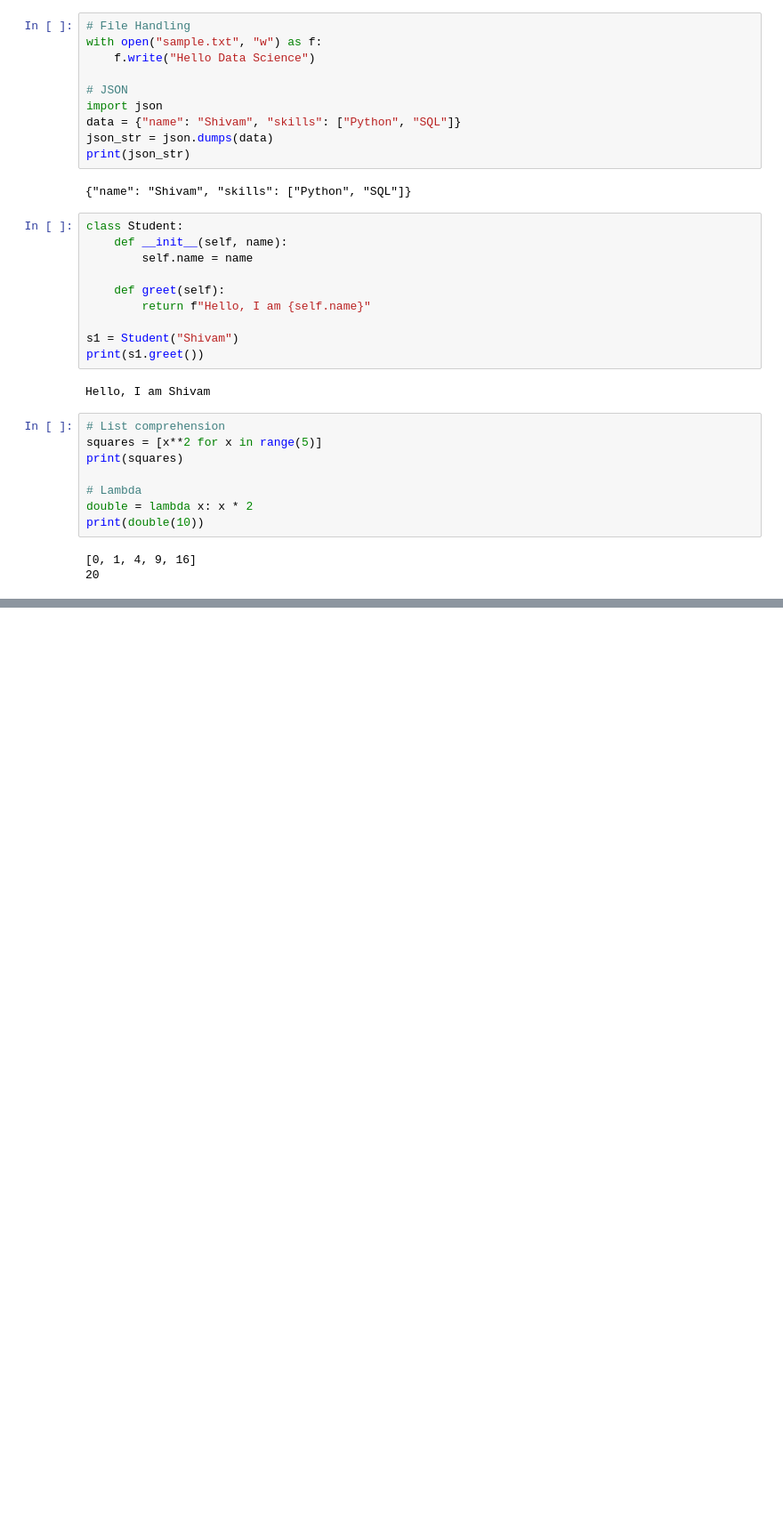
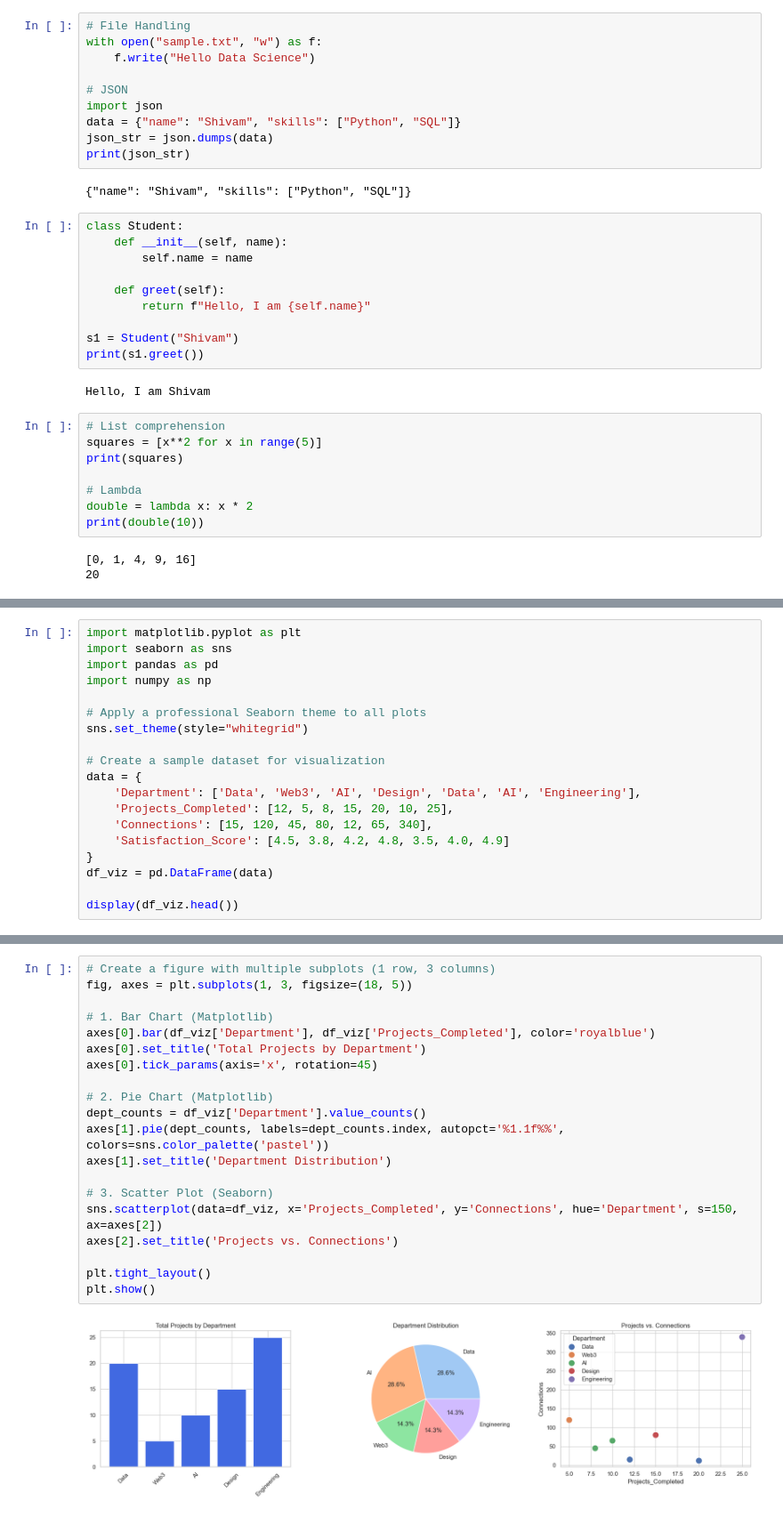
Before and after one commit to K-ShivamZad/DAS, a Jupyter notebook: python_refresher.ipynb, the cells around one changed output, grey strips where cells are left out. Shown at 89% size. Drawn from its saved outputs; the diff is of its cells as text; blank space fills up the shorter version.

```diff
--- a/python_refresher.ipynb
+++ b/python_refresher.ipynb
@@ -128,0 +127,19 @@ Would you like me to also create a **second practice notebook** focused on **Num
+# %%
+import matplotlib.pyplot as plt
+import seaborn as sns
+import pandas as pd
+import numpy as np
+
+# Apply a professional Seaborn theme to all plots
+sns.set_theme(style="whitegrid")
+
+# Create a sample dataset for visualization
+data = {
+    'Department': ['Data', 'Web3', 'AI', 'Design', 'Data', 'AI', 'Engineering'],
+    'Projects_Completed': [12, 5, 8, 15, 20, 10, 25],
+    'Connections': [15, 120, 45, 80, 12, 65, 340],
+    'Satisfaction_Score': [4.5, 3.8, 4.2, 4.8, 3.5, 4.0, 4.9]
+}
+df_viz = pd.DataFrame(data)
+
+display(df_viz.head())
@@ -128,0 +158,22 @@ Would you like me to also create a **second practice notebook** focused on **Num
+# %%
+# Create a figure with multiple subplots (1 row, 3 columns)
+fig, axes = plt.subplots(1, 3, figsize=(18, 5))
+
+# 1. Bar Chart (Matplotlib)
+axes[0].bar(df_viz['Department'], df_viz['Projects_Completed'], color='royalblue')
+axes[0].set_title('Total Projects by Department')
+axes[0].tick_params(axis='x', rotation=45)
+
+# 2. Pie Chart (Matplotlib)
+dept_counts = df_viz['Department'].value_counts()
+axes[1].pie(dept_counts, labels=dept_counts.index, autopct='%1.1f%%', colors=sns.color_palette('pastel'))
+axes[1].set_title('Department Distribution')
+
+# 3. Scatter Plot (Seaborn)
+sns.scatterplot(data=df_viz, x='Projects_Completed', y='Connections', hue='Department', s=150, ax=axes[2])
+axes[2].set_title('Projects vs. Connections')
+
+plt.tight_layout()
+plt.show()
+# %% [output]
+[figure, added]
```
Also changed, not shown: parts of 8 cells of this notebook, 9 other files.
